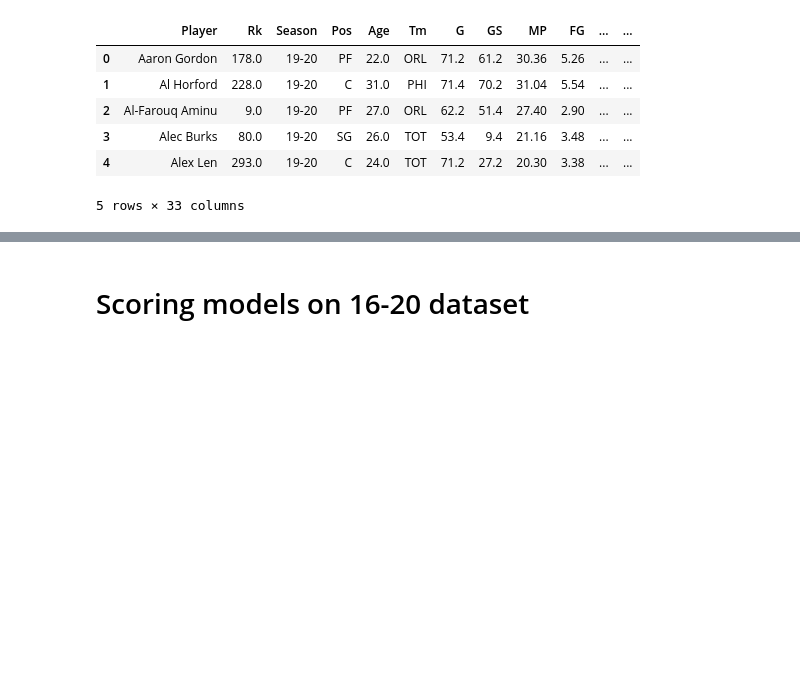
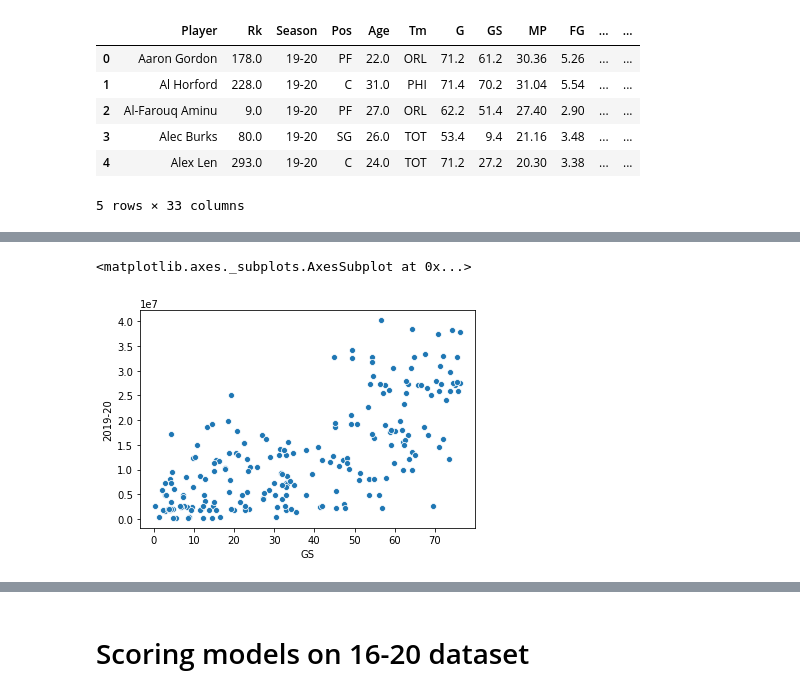
Before and after one commit to dkeyer/NBA_salary_predictor, a Jupyter notebook: Capstone_Classification.ipynb, the cells around one changed output, grey strips where cells are left out. Cells and saved outputs as stored; diff of their text form; code cells hidden in the pictures; blank space fills up the shorter version.

```diff
--- a/Capstone_Classification.ipynb
+++ b/Capstone_Classification.ipynb
@@ -283,0 +290,6 @@ sixteen_to_twenty_with_sal.head()
+# %%
+sns.scatterplot(data=sixteen_to_twenty_with_sal, x='GS', y='2019-20')
+#More games started, higher salary
+# %% [output]
+<matplotlib.axes._subplots.AxesSubplot at 0x...>
+[figure, added]
```
Also changed, not shown: parts of 5 cells of this notebook.
